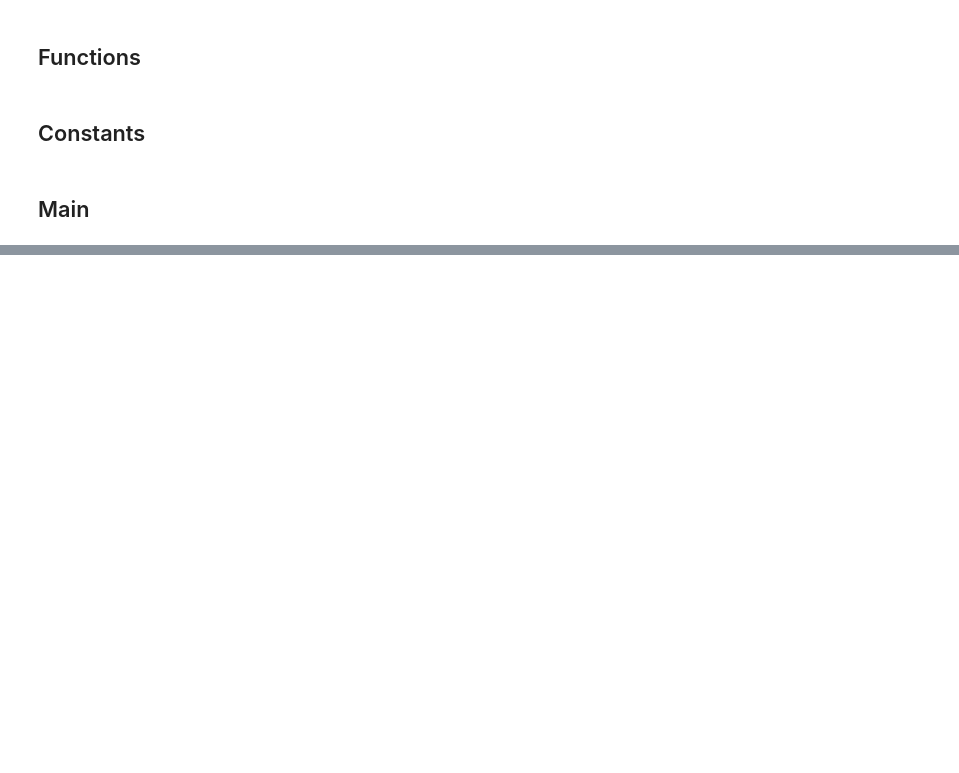
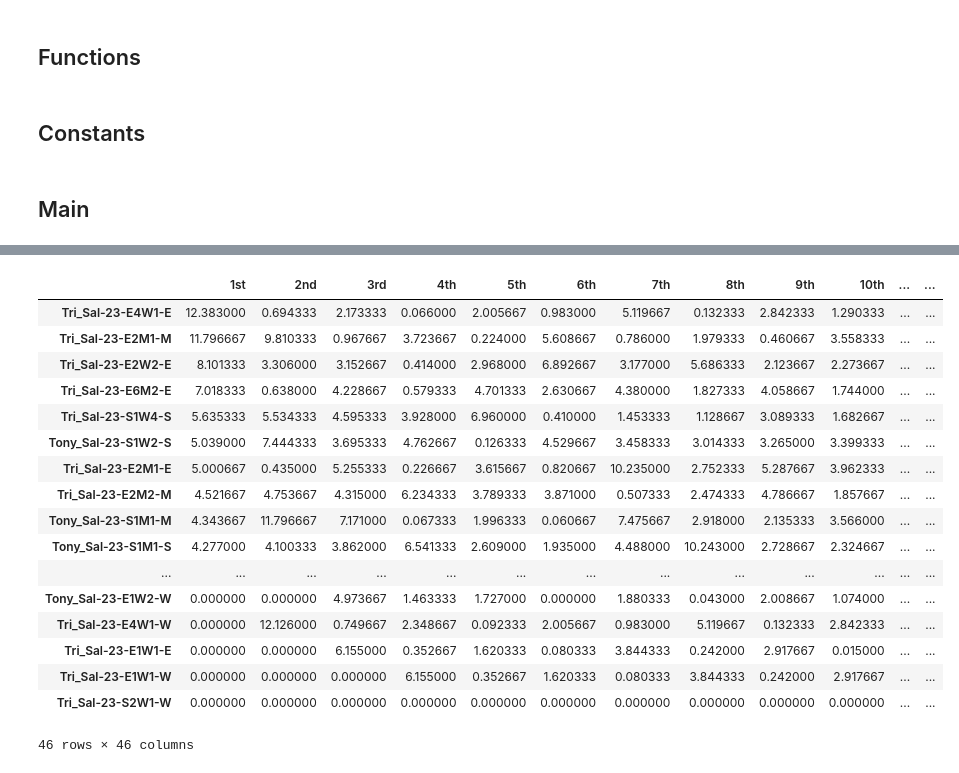
Before and after one commit to Aidan-Gilson/NCAA_Tournament, a Jupyter notebook: tournament.ipynb, the cells around one changed output, grey strips where cells are left out. Saved outputs shown, nothing was run; the diff lists cells and outputs as text; code cells hidden in the pictures; blank space fills up the shorter version.

Commit message:
Example Bracket

```diff
--- a/tournament.ipynb
+++ b/tournament.ipynb
@@ -398,20 +404,39 @@ for x in tqdm(range(len(IDs))):
 # %%
 # Runs weighted Monte Carlo Simulation.
 # Weights are proportional to how likely that bracket is to happen based on historical matchups.
 
 # time_allocated = how long you want to run the code for before getting results as Monte Carlo is an approximation
 # std_thresh = standard deviation of the win probabilities that you want to hit. If it gets under this threshold before the
 # time threshold is hit. The program will break.
 
-total, std = comp_MC_weighted(results, brackets, team_to_seed, samples = 100000, time_allocated=300, std_thresh=0.1)
+total, std = comp_MC_weighted(results, brackets, team_to_seed, samples = 100000, time_allocated=120, std_thresh=0.1)
 total = total / np.sum(total[0]) * 100
 columns = ["1st", "2nd", "3rd"]
 for x in range(3, len(IDs)):
 	columns.append(str(x+1)+"th")
 rows = [entry[1] for entry in IDs]
 
 df = pd.DataFrame(total, columns = columns, index = rows)
 df = df.sort_values('1st', ascending=False)
 df
+# %% [output]
+|  | 1st | 2nd | 3rd | 4th | 5th | 6th | 7th | 8th | 9th | 10th | ... | ... |
+| Tri_Sal-23-E4W1-E | 12.383000 | 0.694333 | 2.173333 | 0.066000 | 2.005667 | 0.983000 | 5.119667 | 0.132333 | 2.842333 | 1.290333 | ... | ... |
+| Tri_Sal-23-E2M1-M | 11.796667 | 9.810333 | 0.967667 | 3.723667 | 0.224000 | 5.608667 | 0.786000 | 1.979333 | 0.460667 | 3.558333 | ... | ... |
+| Tri_Sal-23-E2W2-E | 8.101333 | 3.306000 | 3.152667 | 0.414000 | 2.968000 | 6.892667 | 3.177000 | 5.686333 | 2.123667 | 2.273667 | ... | ... |
+| Tri_Sal-23-E6M2-E | 7.018333 | 0.638000 | 4.228667 | 0.579333 | 4.701333 | 2.630667 | 4.380000 | 1.827333 | 4.058667 | 1.744000 | ... | ... |
+| Tri_Sal-23-S1W4-S | 5.635333 | 5.534333 | 4.595333 | 3.928000 | 6.960000 | 0.410000 | 1.453333 | 1.128667 | 3.089333 | 1.682667 | ... | ... |
+| Tony_Sal-23-S1W2-S | 5.039000 | 7.444333 | 3.695333 | 4.762667 | 0.126333 | 4.529667 | 3.458333 | 3.014333 | 3.265000 | 3.399333 | ... | ... |
+| Tri_Sal-23-E2M1-E | 5.000667 | 0.435000 | 5.255333 | 0.226667 | 3.615667 | 0.820667 | 10.235000 | 2.752333 | 5.287667 | 3.962333 | ... | ... |
+| Tri_Sal-23-E2M2-M | 4.521667 | 4.753667 | 4.315000 | 6.234333 | 3.789333 | 3.871000 | 0.507333 | 2.474333 | 4.786667 | 1.857667 | ... | ... |
+| Tony_Sal-23-S1M1-M | 4.343667 | 11.796667 | 7.171000 | 0.067333 | 1.996333 | 0.060667 | 7.475667 | 2.918000 | 2.135333 | 3.566000 | ... | ... |
+| Tony_Sal-23-S1M1-S | 4.277000 | 4.100333 | 3.862000 | 6.541333 | 2.609000 | 1.935000 | 4.488000 | 10.243000 | 2.728667 | 2.324667 | ... | ... |
+| ... | ... | ... | ... | ... | ... | ... | ... | ... | ... | ... | ... | ... |
+| Tony_Sal-23-E1W2-W | 0.000000 | 0.000000 | 4.973667 | 1.463333 | 1.727000 | 0.000000 | 1.880333 | 0.043000 | 2.008667 | 1.074000 | ... | ... |
+| Tri_Sal-23-E4W1-W | 0.000000 | 12.126000 | 0.749667 | 2.348667 | 0.092333 | 2.005667 | 0.983000 | 5.119667 | 0.132333 | 2.842333 | ... | ... |
+| Tri_Sal-23-E1W1-E | 0.000000 | 0.000000 | 6.155000 | 0.352667 | 1.620333 | 0.080333 | 3.844333 | 0.242000 | 2.917667 | 0.015000 | ... | ... |
+| Tri_Sal-23-E1W1-W | 0.000000 | 0.000000 | 0.000000 | 6.155000 | 0.352667 | 1.620333 | 0.080333 | 3.844333 | 0.242000 | 2.917667 | ... | ... |
+| Tri_Sal-23-S2W1-W | 0.000000 | 0.000000 | 0.000000 | 0.000000 | 0.000000 | 0.000000 | 0.000000 | 0.000000 | 0.000000 | 0.000000 | ... | ... |
+46 rows × 46 columns
 # %%
 # Unweighted Monted Carlo Bracket. Means all possible brackets are equally likely (1 beating a 16 is the same odds as 16 beating a 1)
```
Also changed, not shown: parts of 2 cells of this notebook.
